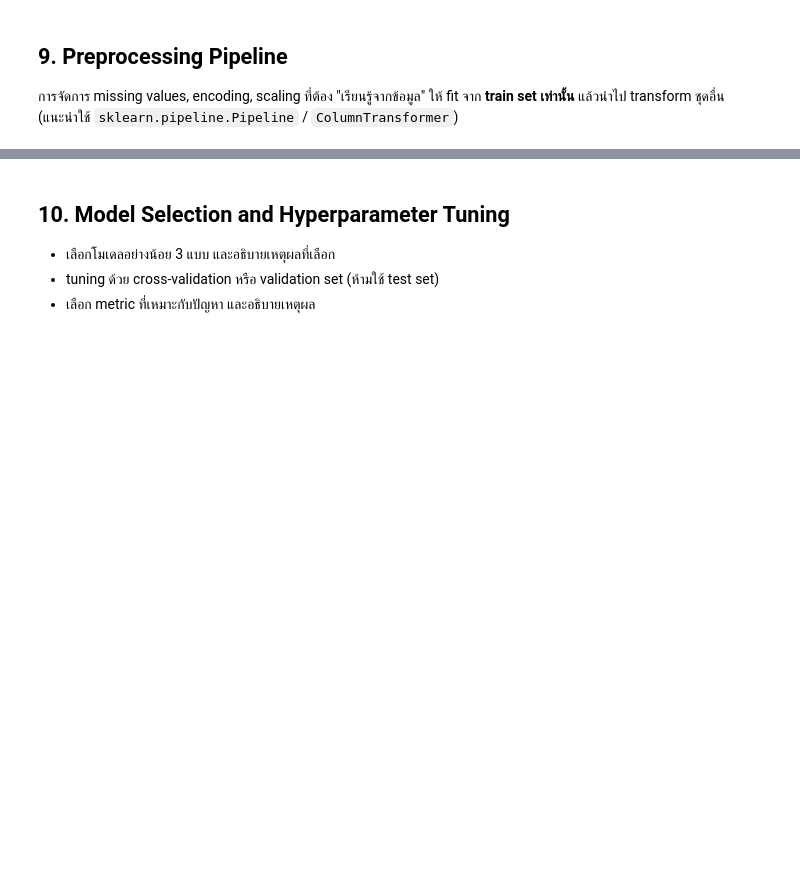
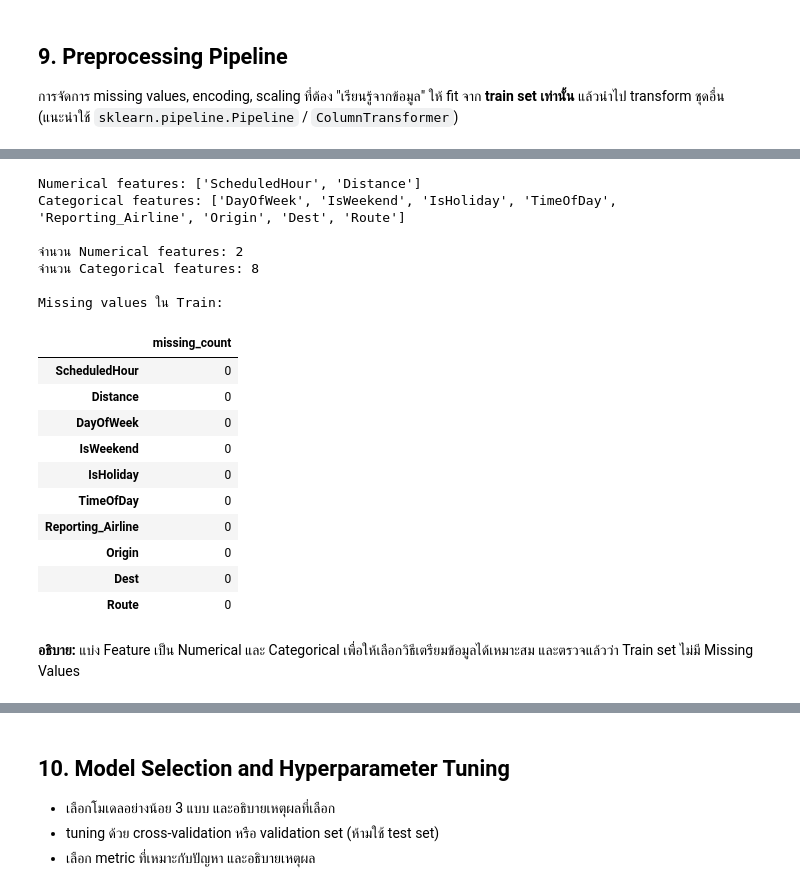
Before and after one commit to prapakronmu/project2_bigdata-G4, a Jupyter notebook: GROUP4_MiniProject_Part2_BigData_ML.ipynb, the cells around one changed output, grey strips where cells are left out. Cells and saved outputs as stored; diff of their text form; code cells hidden in the pictures; blank space fills up the shorter version.

```diff
--- a/GROUP4_MiniProject_Part2_BigData_ML.ipynb
+++ b/GROUP4_MiniProject_Part2_BigData_ML.ipynb
@@ -1867,0 +1869,54 @@ Train ใช้ให้โมเดลเรียนรู้ Validation ใ
+# %%
+# 9.1 กำหนดกลุ่มตัวแปรสำหรับ Preprocessing
+
+numeric_features = [
+    "ScheduledHour",
+    "Distance"
+]
+
+categorical_features = [
+    "DayOfWeek",
+    "IsWeekend",
+    "IsHoliday",
+    "TimeOfDay",
+    "Reporting_Airline",
+    "Origin",
+    "Dest",
+    "Route"
+]
+
+# ตรวจว่า feature ที่กำหนดตรงกับข้อมูลจริง
+all_preprocess_features = numeric_features + categorical_features
+
+assert set(all_preprocess_features) == set(X_train.columns), \
+    "รายการ feature ใน preprocessing ไม่ตรงกับ X_train"
+
+print("Numerical features:", numeric_features)
+print("Categorical features:", categorical_features)
+
+print("\nจำนวน Numerical features:", len(numeric_features))
+print("จำนวน Categorical features:", len(categorical_features))
+
+print("\nMissing values ใน Train:")
+display(X_train[all_preprocess_features].isna().sum().to_frame("missing_count"))
+# %% [output]
+Numerical features: ['ScheduledHour', 'Distance']
+Categorical features: ['DayOfWeek', 'IsWeekend', 'IsHoliday', 'TimeOfDay', 'Reporting_Airline', 'Origin', 'Dest', 'Route']
+
+จำนวน Numerical features: 2
+จำนวน Categorical features: 8
+
+Missing values ใน Train:
+|  | missing_count |
+| ScheduledHour | 0 |
+| Distance | 0 |
+| DayOfWeek | 0 |
+| IsWeekend | 0 |
+| IsHoliday | 0 |
+| TimeOfDay | 0 |
+| Reporting_Airline | 0 |
+| Origin | 0 |
+| Dest | 0 |
+| Route | 0 |
+# %% [markdown]
+**อธิบาย:** แบ่ง Feature เป็น Numerical และ Categorical เพื่อให้เลือกวิธีเตรียมข้อมูลได้เหมาะสม และตรวจแล้วว่า Train set ไม่มี Missing Values
```
Also changed, not shown: parts of 50 cells of this notebook.
